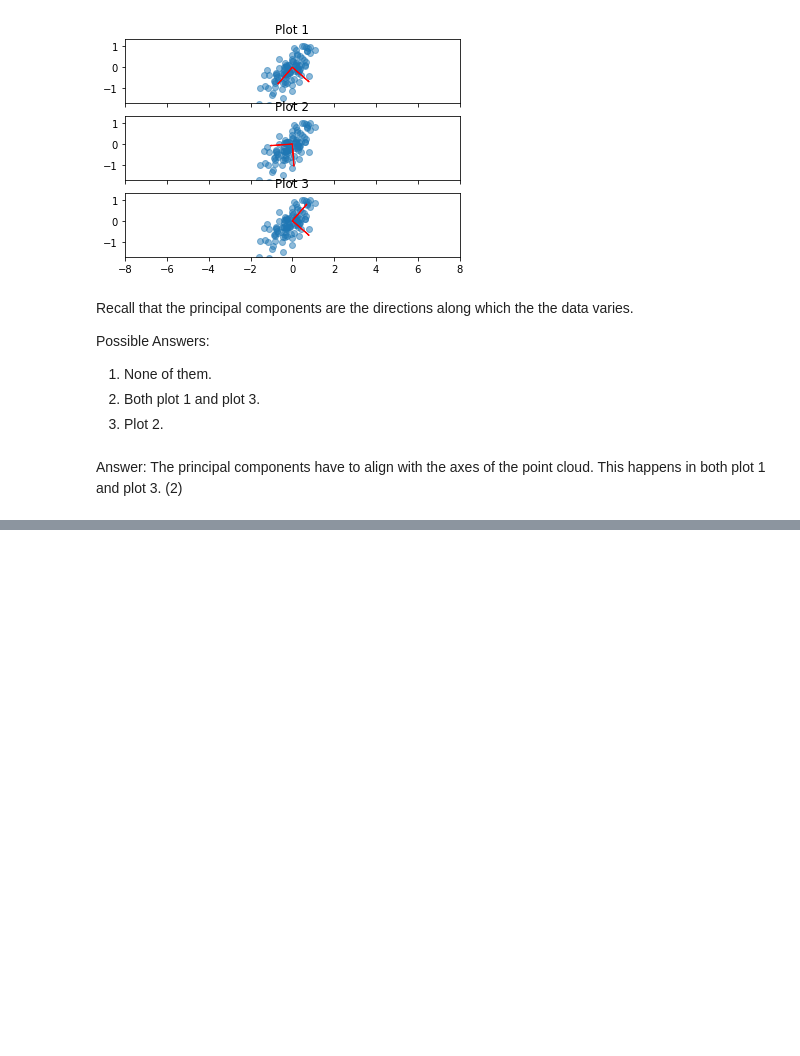
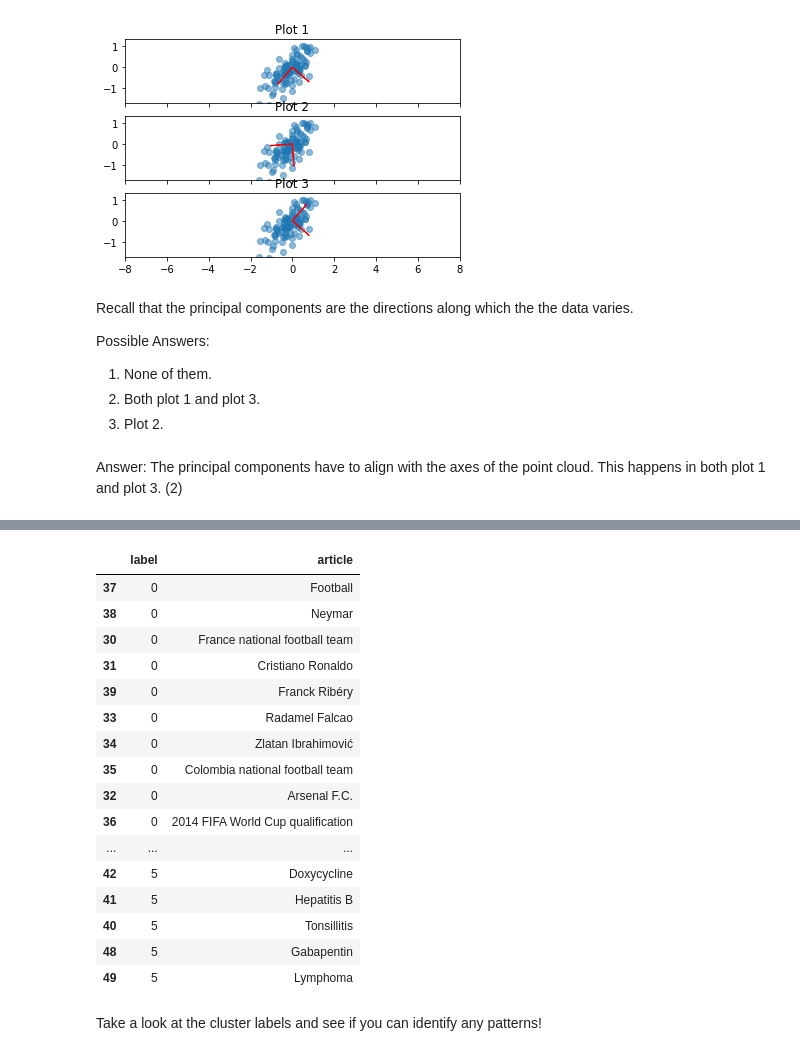
Before and after one commit to mitabunov/DataCamp_pony, a Jupyter notebook: 16_Unsupervised_Learning_in_Python/03_Decorrelating_your_data_and_dimension_reduction.ipynb, the cells around one changed output, grey strips where cells are left out. Drawn from its saved outputs; the diff is of its cells as text; code cells hidden in the pictures; blank space fills up the shorter version.

```diff
--- a/16_Unsupervised_Learning_in_Python/03_Decorrelating_your_data_and_dimension_reduction.ipynb
+++ b/16_Unsupervised_Learning_in_Python/03_Decorrelating_your_data_and_dimension_reduction.ipynb
@@ -139,0 +381,47 @@ Answer: The principal components have to align with the axes of the point cloud.
+# %%
+from scipy.sparse import csr_matrix
+
+df = pd.read_csv('_datasets/wikipedia-vectors.csv', index_col=0)
+articles = csr_matrix(df.transpose())
+titles = list(df.columns)
+
+# a model solution to previous exercise
+from sklearn.decomposition import TruncatedSVD
+from sklearn.cluster import KMeans
+from sklearn.pipeline import make_pipeline
+
+svd = TruncatedSVD(n_components=50)
+kmeans = KMeans(n_clusters=6)
+pipeline = make_pipeline(svd, kmeans)
+# %%
+# Fit the pipeline to articles
+pipeline.fit(articles)
+
+# Calculate the cluster labels: labels
+labels = pipeline.predict(articles)
+
+# Create a DataFrame aligning labels and titles: df
+df = pd.DataFrame({'label': labels, 'article': titles})
+
+# Display df sorted by cluster label
+df.sort_values('label')
+# %% [output]
+|  | label | article |
+| 37 | 0 | Football |
+| 38 | 0 | Neymar |
+| 30 | 0 | France national football team |
+| 31 | 0 | Cristiano Ronaldo |
+| 39 | 0 | Franck Ribéry |
+| 33 | 0 | Radamel Falcao |
+| 34 | 0 | Zlatan Ibrahimović |
+| 35 | 0 | Colombia national football team |
+| 32 | 0 | Arsenal F.C. |
+| 36 | 0 | 2014 FIFA World Cup qualification |
+| ... | ... | ... |
+| 42 | 5 | Doxycycline |
+| 41 | 5 | Hepatitis B |
+| 40 | 5 | Tonsillitis |
+| 48 | 5 | Gabapentin |
+| 49 | 5 | Lymphoma |
+# %% [markdown]
+Take a look at the cluster labels and see if you can identify any patterns!
```
Also changed, not shown: parts of 23 cells of this notebook, 2 other files.
